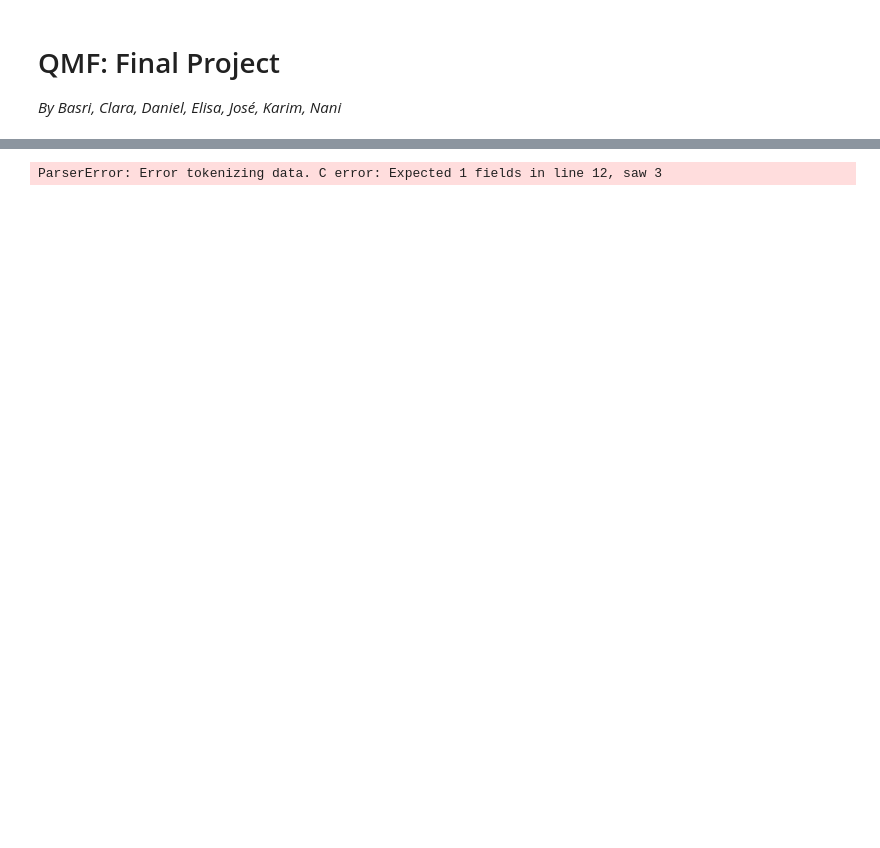
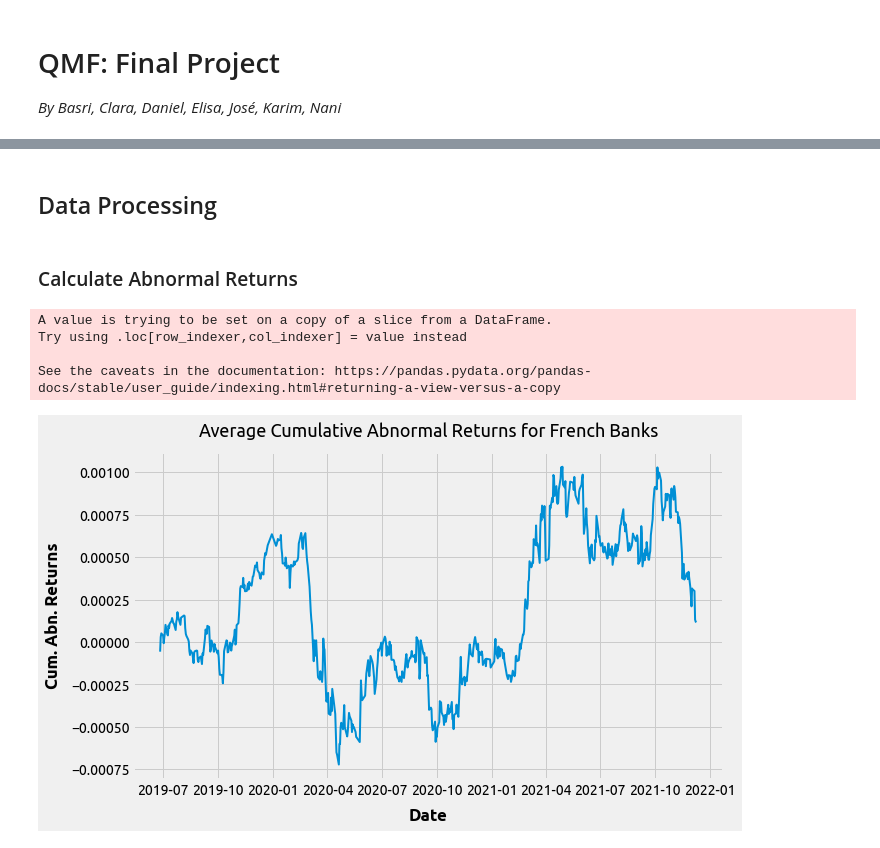
Before and after one commit to daniel-deutsch/FTD, a Jupyter notebook: Quantitative Methods/project/main.ipynb, the cells around one changed output, grey strips where cells are left out. Saved outputs shown, nothing was run; the diff lists cells and outputs as text; code cells hidden in the pictures; blank space fills up the shorter version.

Commit message:
computes abnormal returns

```diff
--- a/Quantitative Methods/project/main.ipynb
+++ b/Quantitative Methods/project/main.ipynb
@@ -6,0 +40,12 @@ import pandas as pd
+# %%
+# load stocks from yahoo finance
+stocks = yf.download(
+    "BNP.PA ACA.PA GLE.PA CS.PA AMUN.PA CNP.PA ^STOXX50E",
+    start="2017-06-01")['Close']
+
+# calculate daily returns
+returns = (stocks / stocks.shift(1) - 1)
+
+# format date column and drop nan values
+stocks = stocks.reset_index().rename(columns = {'Date': 'date'})
+returns = returns.dropna().reset_index().rename(columns = {'Date': 'date'})
@@ -42,14 +72,45 @@ df_covid_indicators = pd.read_csv(
 )
 df_covid_indicators.rename(columns={'date': 'date', 'dc_tot': 'n_deaths', 'conf_j1': 'n_new_cases', 'TO': 'hosp_occupation_rate', 'R': 'virus_reproduction_factor'}, inplace=True)
 df_covid_indicators.fillna(0, inplace=True)
-# %%
-df_covid_indicators = pd.read_csv(
-    "https://www.insee.fr/fr/information/3128533?INDICATEUR=2238611%2B2238612",
-    # usecols=['date', 'dc_tot', 'conf_j1', 'TO', 'R'],
-    # parse_dates=['date']
-)
-# df_covid_indicators.rename(columns={'date': 'date', 'dc_tot': 'n_deaths', 'conf_j1': 'n_new_cases', 'TO': 'hosp_occupation_rate', 'R': 'virus_reproduction_factor'}, inplace=True)
-# df_covid_indicators.fillna(0, inplace=True)
-df_covid_indicators
-# %% [output]
-ParserError: Error tokenizing data. C error: Expected 1 fields in line 12, saw 3
+# %% [markdown]
+## Data Processing
+# %% [markdown]
+### Calculate Abnormal Returns
+# %%
+window = 253
+abn_returns = pd.DataFrame(index = returns.date)
+banks = ['ACA.PA', 'AMUN.PA', 'BNP.PA', 'CNP.PA', 'CS.PA', 'GLE.PA']
+
+for bank in banks:
+    for t in range(window, len(returns)):
+        past_values = returns.iloc[t-window:t-2]
+        past_values['const'] = 1
+
+        results = sm.OLS(past_values[bank], past_values[['const', '^STOXX50E']]).fit()
+        alpha = results.params[0]
+        beta = results.params[1]
+
+        current_date = returns['date'].iloc[t]
+        abn_returns.loc[current_date, bank] = returns[bank].iloc[t] - alpha - beta*returns['^STOXX50E'].iloc[t]
+
+abn_returns = abn_returns.dropna()
+abn_returns['avg'] = abn_returns.mean(axis=1)
+abn_returns['cum'] = abn_returns['avg'].rolling(window=window).mean()
+abn_returns = abn_returns.reset_index()
+# %% [output]
+A value is trying to be set on a copy of a slice from a DataFrame.
+Try using .loc[row_indexer,col_indexer] = value instead
+
+See the caveats in the documentation: https://pandas.pydata.org/pandas-docs/stable/user_guide/indexing.html#returning-a-view-versus-a-copy
+# %%
+# plot abnormal returns
+plt.figure()
+
+plt.title('Average Cumulative Abnormal Returns for French Banks')
+plt.plot(abn_returns['date'], abn_returns['cum'])
+plt.ylabel('Cum. Abn. Returns')
+plt.xlabel('Date')
+
+plt.show()
+# %% [output]
+[figure, added]
```
Also changed, not shown: parts of 8 cells of this notebook, 2 other files.
